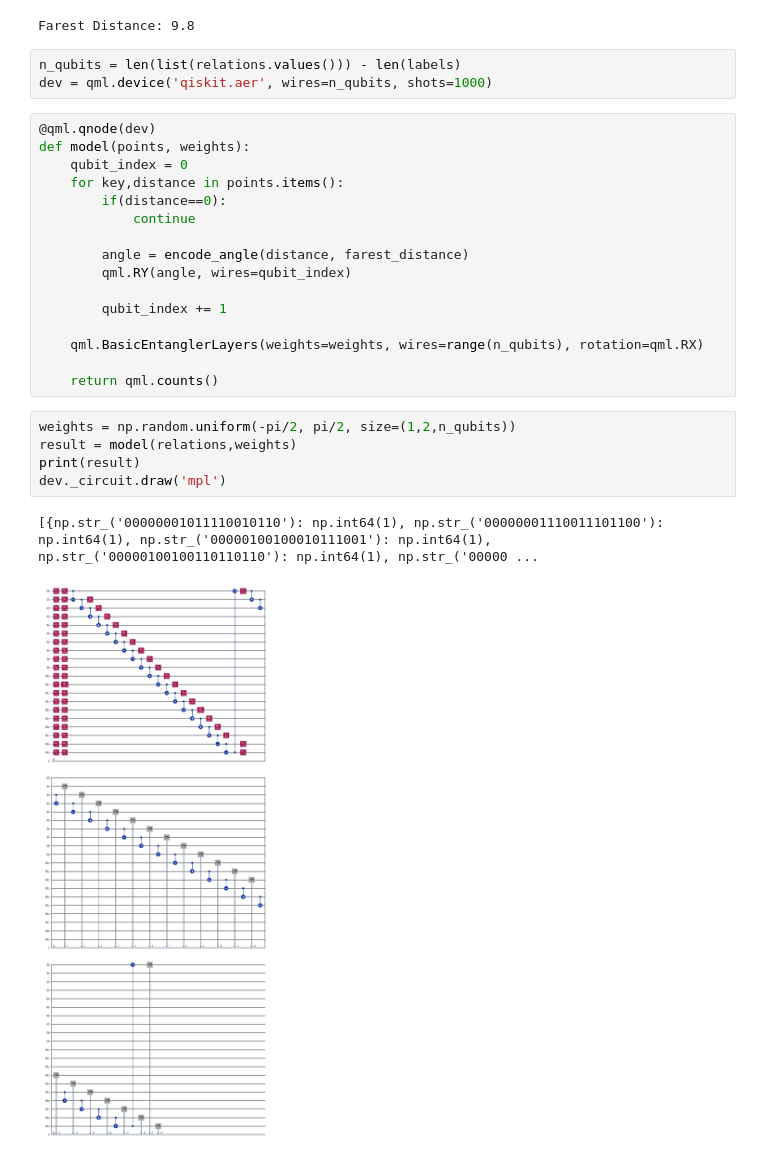
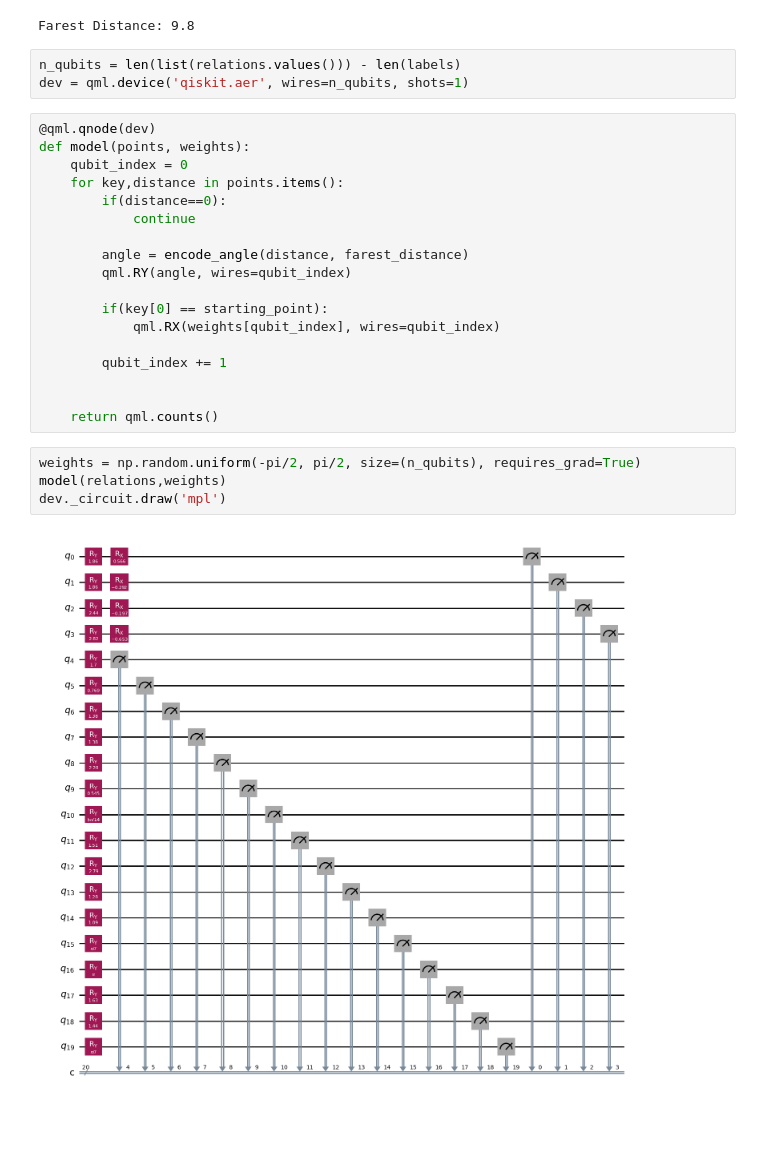
Before and after one commit to Dpbm/optimization-path, a Jupyter notebook: qubo-inspired.ipynb, the cells around one changed output. Cells and saved outputs as stored; diff of their text form; blank space fills up the shorter version.

```diff
--- a/qubo-inspired.ipynb
+++ b/qubo-inspired.ipynb
@@ -15,7 +20,7 @@ print(f"Farest Distance: {farest_distance}")
 Farest Distance: 9.8
 # %%
 n_qubits = len(list(relations.values())) - len(labels)
-dev = qml.device('qiskit.aer', wires=n_qubits, shots=1000)
+dev = qml.device('qiskit.aer', wires=n_qubits, shots=1)
 # %%
 @qml.qnode(dev)
 def model(points, weights):
@@ -27,16 +32,16 @@ def model(points, weights):
         angle = encode_angle(distance, farest_distance)
         qml.RY(angle, wires=qubit_index)
 
+        if(key[0] == starting_point):
+            qml.RX(weights[qubit_index], wires=qubit_index)
+
         qubit_index += 1
 
-    qml.BasicEntanglerLayers(weights=weights, wires=range(n_qubits), rotation=qml.RX)
 
     return qml.counts()
 # %%
-weights = np.random.uniform(-pi/2, pi/2, size=(1,2,n_qubits))
-result = model(relations,weights)
-print(result)
+weights = np.random.uniform(-pi/2, pi/2, size=(n_qubits), requires_grad=True)
+model(relations,weights)
 dev._circuit.draw('mpl')
 # %% [output]
-[{np.str_('00000001011110010110'): np.int64(1), np.str_('00000001110011101100'): np.int64(1), np.str_('00000100100010111001'): np.int64(1), np.str_('00000100100110110110'): np.int64(1), np.str_('00000 ...
-[figure, old version]
+[figure, new version]
```
Also changed, not shown: parts of 9 cells of this notebook, 4 other files.
